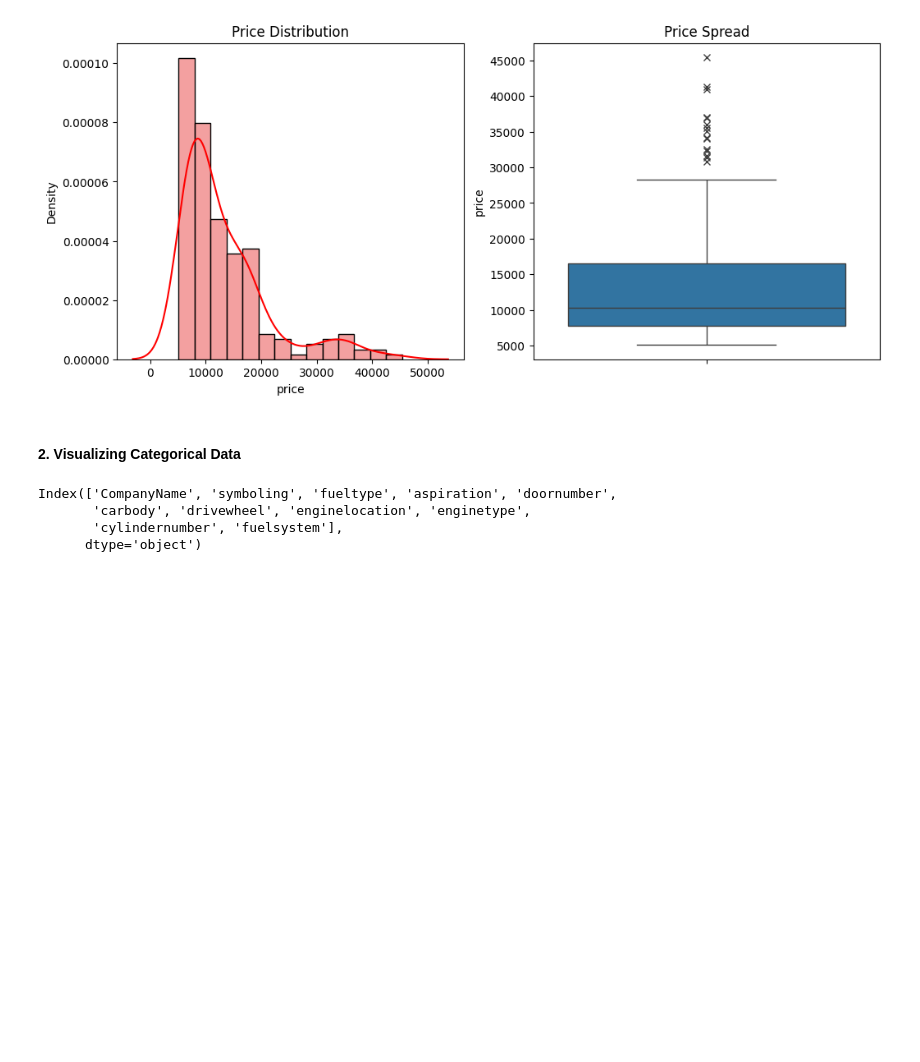
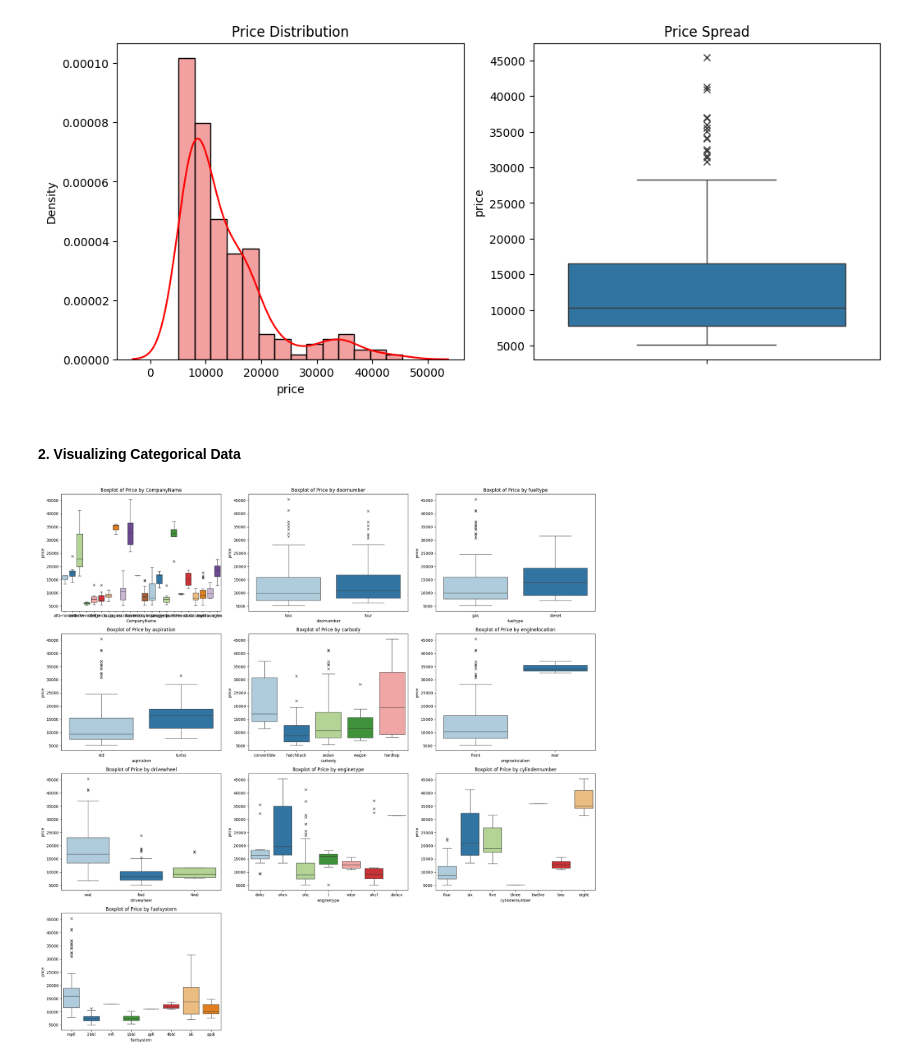
Before and after one commit to t1pen/MeXEE402_Midterms_StephenGabrielAlojado_JairusSunga, a Jupyter notebook: Linear Regression/CarPrice_Linear_Regression.ipynb, the cells around one changed output. Saved outputs shown, nothing was run; the diff lists cells and outputs as text; code cells hidden in the pictures; blank space fills up the shorter version.

```diff
--- a/Linear Regression/CarPrice_Linear_Regression.ipynb
+++ b/Linear Regression/CarPrice_Linear_Regression.ipynb
@@ -252,10 +259,23 @@ plt.show()
 [figure]
 # %% [markdown]
 #### 2. Visualizing Categorical Data
-# %%
-cars.select_dtypes(include='object').columns
-# %% [output]
-Index(['CompanyName', 'symboling', 'fueltype', 'aspiration', 'doornumber',
-       'carbody', 'drivewheel', 'enginelocation', 'enginetype',
-       'cylindernumber', 'fuelsystem'],
-      dtype='object')
+# %%
+# Define the categorical features
+categorical_features = ['CompanyName', 'doornumber', 'fueltype', 'aspiration',
+                        'carbody', 'enginelocation', 'drivewheel', 'enginetype',
+                        'cylindernumber', 'fuelsystem']
+
+# Set up the figure for box plots
+plt.figure(figsize=(20, 20))
+
+# Create box plots
+for i, feature in enumerate(categorical_features):
+    plt.subplot(4, 3, i + 1)
+    sns.boxplot(y='price', hue=feature, x=feature, data=cars, palette="Paired",
+                legend=False, flierprops={'marker': 'x'})
+    plt.title(f'Boxplot of Price by {feature}')
+
+plt.tight_layout()
+plt.show()
+# %% [output]
+[figure, added]
```
Also changed, not shown: parts of 8 cells of this notebook.
